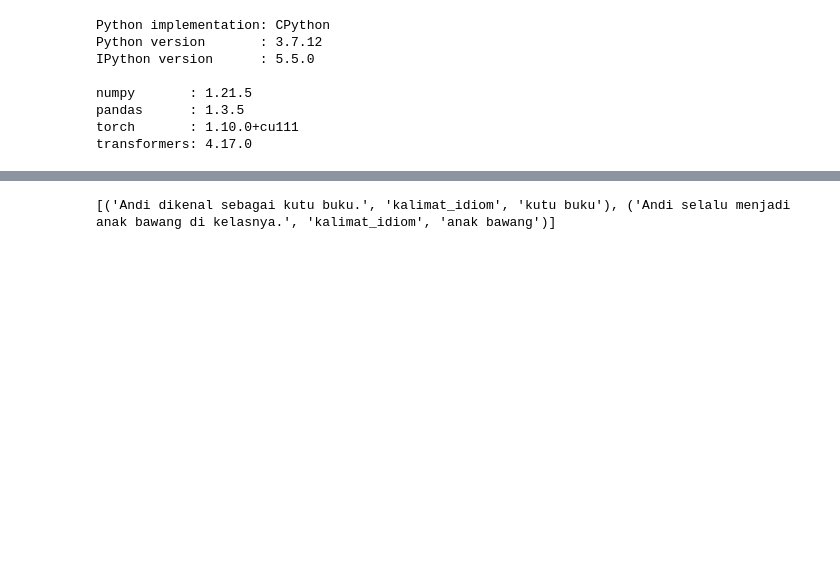
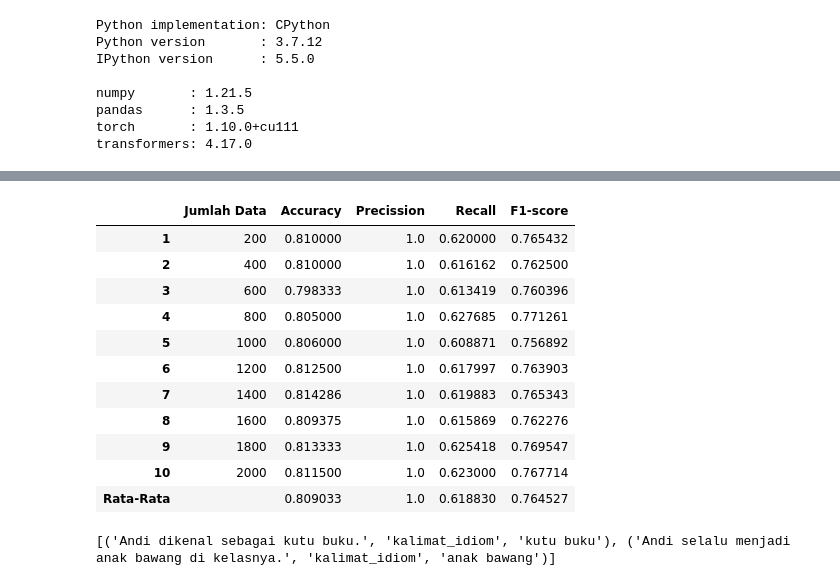
Before and after one commit to yulicahyani/Informatika-Unud-TA, a Jupyter notebook: ml/TA_IDENTIFICATION_IDIOM (1).ipynb, the cells around one changed output, grey strips where cells are left out. Cells and saved outputs as stored; diff of their text form; code cells hidden in the pictures; blank space fills up the shorter version.

```diff
--- a/ml/TA_IDENTIFICATION_IDIOM (1).ipynb
+++ b/ml/TA_IDENTIFICATION_IDIOM (1).ipynb
@@ -19,3 +16,6 @@ numpy       : 1.21.5
 pandas      : 1.3.5
 torch       : 1.10.0+cu111
 transformers: 4.17.0
+# %%
+idiom_example_df = pd.read_csv("/content/idiom-example.csv")
+idiom_example_df.head()
@@ -21,0 +29,4 @@ transformers: 4.17.0
+# %%
+random = idiom_example_df.sample(n = 5)
+idiom_example = random['idiom_example'].values
+idiom_example
@@ -21,0 +36,3 @@ transformers: 4.17.0
+# %%
+for idiom in idiom_example:
+  print(idiom)
@@ -27,6 +50,7 @@ from nltk.tokenize import WordPunctTokenizer
 import nltk
 import math
 import string
+import pandas as pd
 import re
 import transformers
 from transformers import BertModel, BertTokenizer
@@ -63,6 +87,7 @@ class IdiomIdentification():
     self.hmm_tagger_model = dill.load(open('/content/tagger_model.dill', 'rb'))
     self.similarity_model = torch.load('/content/drive/MyDrive/model/word_sim.bin')
     self.truth_discovery_model = dill.load(open('/content/truth_discovery.dill', 'rb'))
+    self.idiom_example_df = pd.read_csv("/content/idiom-example.csv")
 
   def preprocessing(self, kalimat, remove_punctuation=False, tokenization=False, lowercase=False):
     if (remove_punctuation):
@@ -180,6 +205,12 @@ class IdiomIdentification():
     token = frasa.split()
     similarity_score = self.similarity_model.predict(token[0], token[1])[0][0]
 
+    random = self.idiom_example_df.sample(n = 5)
+    idiom_example = random['idiom_example'].values
+
+    for idiom in idiom_example:
+      similarity_score = similarity_score + self.similarity_model.predict(frasa, idiom)[0][0]
+
     return similarity_score
 
   def similarity(self, frasa):
@@ -247,3 +350,31 @@ Some weights of the model checkpoint at cahya/bert-base-indonesian-522M were not
+# %%
+indeks = list(range(1, 11))
+
+jml_data_df = pd.DataFrame(list_n_data, index=indeks, columns=['Jumlah Data'])
+acc_df = pd.DataFrame(acc, index=indeks, columns=['Accuracy'])
+precission_df = pd.DataFrame(precission, index=indeks, columns=['Precission'])
+recall_df = pd.DataFrame(recall, index=indeks, columns=['Recall'])
+f1score_df = pd.DataFrame(f1score, index=indeks, columns=['F1-score'])
+
+list_mean = [['', mean_acc, mean_precission, mean_recall, mean_f1score]]
+mean_df = pd.DataFrame(list_mean,index =['Rata-Rata'], columns =['Jumlah Data','Accuracy','Precission','Recall', 'F1-score'])
+
+evaluasi = pd.concat([jml_data_df, acc_df, precission_df, recall_df, f1score_df], axis=1)
+evaluasi_fix = pd.concat([evaluasi, mean_df], axis=0)
+evaluasi_fix
+# %% [output]
+|  | Jumlah Data | Accuracy | Precission | Recall | F1-score |
+| 1 | 200 | 0.810000 | 1.0 | 0.620000 | 0.765432 |
+| 2 | 400 | 0.810000 | 1.0 | 0.616162 | 0.762500 |
+| 3 | 600 | 0.798333 | 1.0 | 0.613419 | 0.760396 |
+| 4 | 800 | 0.805000 | 1.0 | 0.627685 | 0.771261 |
+| 5 | 1000 | 0.806000 | 1.0 | 0.608871 | 0.756892 |
+| 6 | 1200 | 0.812500 | 1.0 | 0.617997 | 0.763903 |
+| 7 | 1400 | 0.814286 | 1.0 | 0.619883 | 0.765343 |
+| 8 | 1600 | 0.809375 | 1.0 | 0.615869 | 0.762276 |
+| 9 | 1800 | 0.813333 | 1.0 | 0.625418 | 0.769547 |
+| 10 | 2000 | 0.811500 | 1.0 | 0.623000 | 0.767714 |
+| Rata-Rata |  | 0.809033 | 1.0 | 0.618830 | 0.764527 |
 # %%
 hasil = model.predict(['Andi dikenal sebagai kutu buku.', 'Andi selalu menjadi anak bawang di kelasnya.'])
 # %%
```
Also changed, not shown: parts of 24 cells of this notebook, 6 other files.
